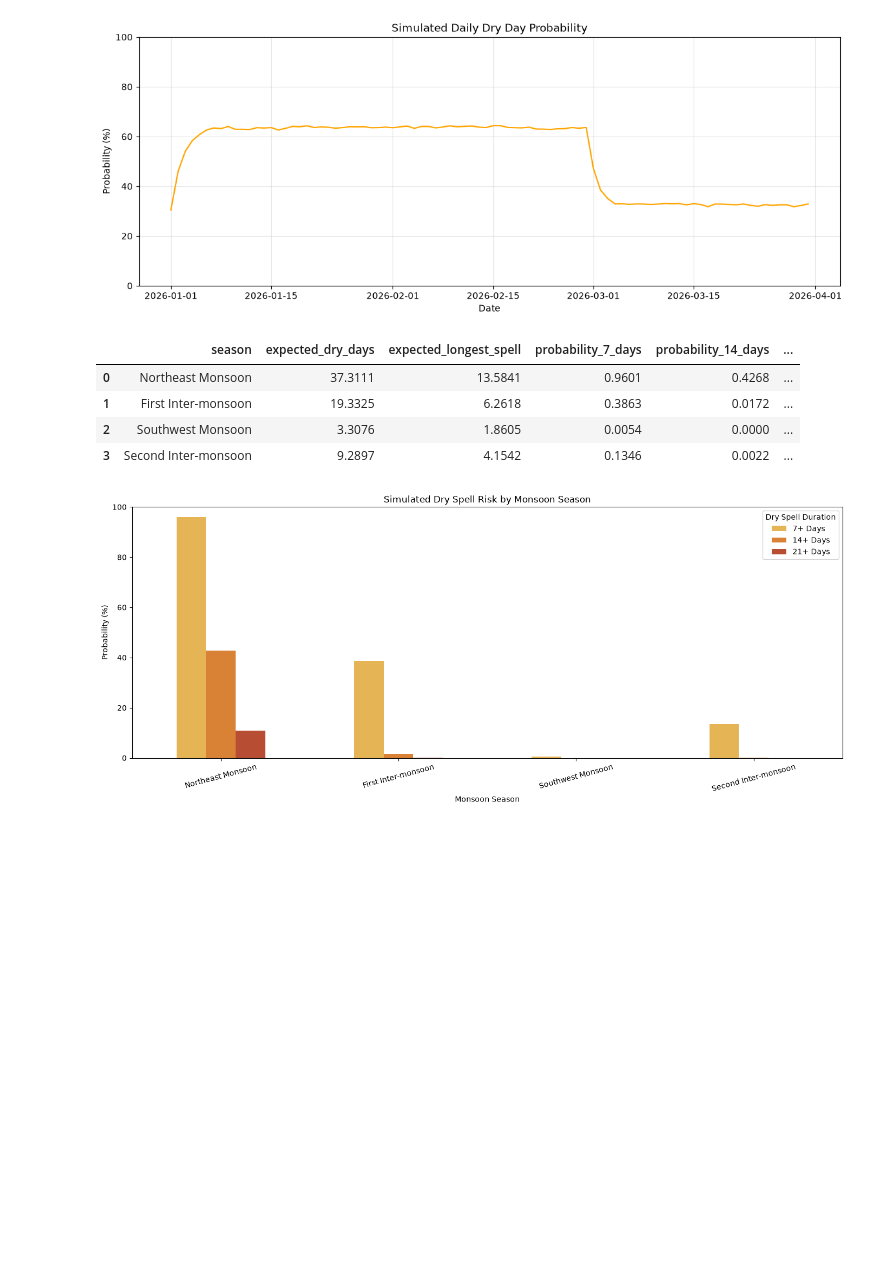
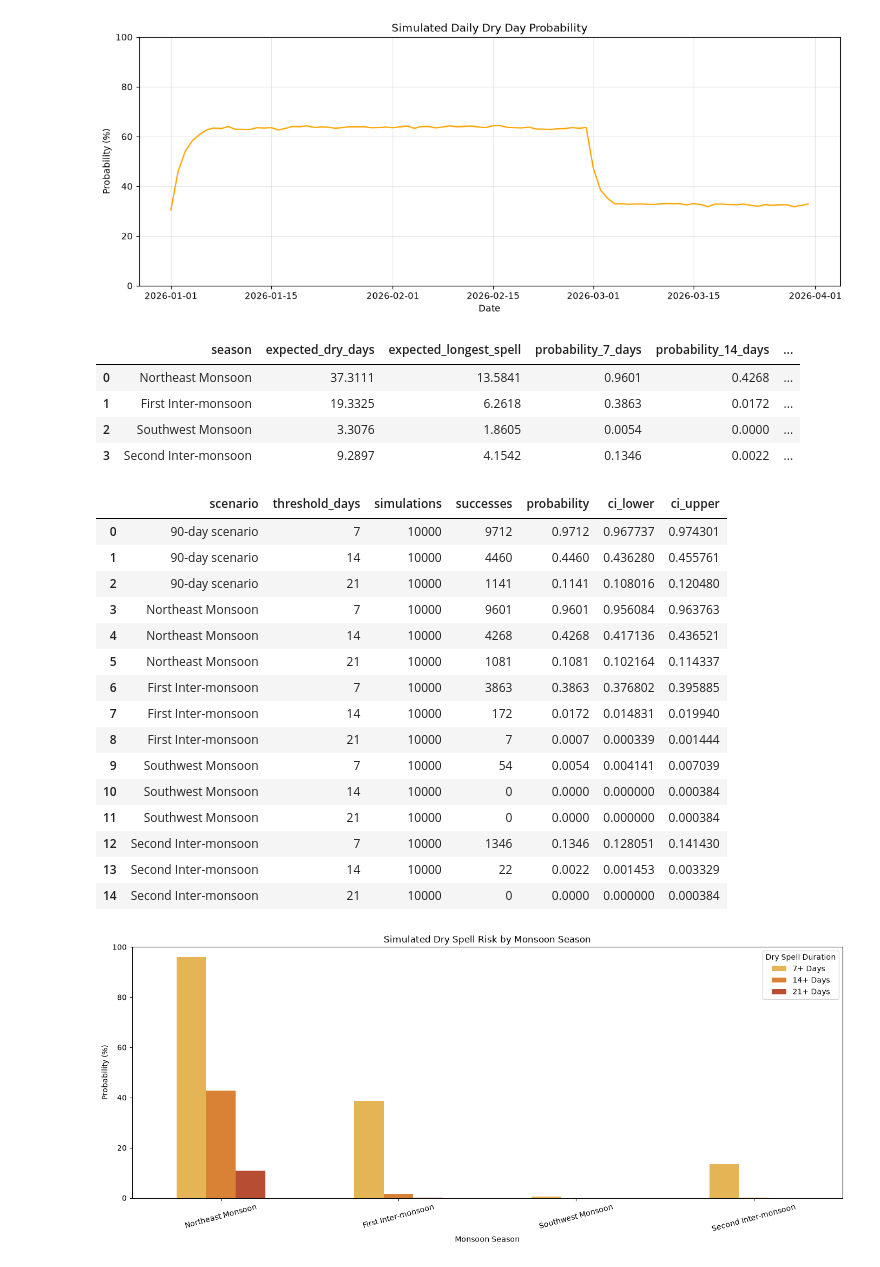
Before and after one commit to NikiniBandara/colombo-monsoon-dry-spell-simulator, a Jupyter notebook: notebook/colombo-monsoon-dry-spell-simulator.ipynb, the cells around one changed output. Saved outputs shown, nothing was run; the diff lists cells and outputs as text; code cells hidden in the pictures; blank space fills up the shorter version.

```diff
--- a/notebook/colombo-monsoon-dry-spell-simulator.ipynb
+++ b/notebook/colombo-monsoon-dry-spell-simulator.ipynb
@@ -825,6 +914,7 @@ for season, matrix in seasonal_matrices.items():
         "- Valid:",
         valid_sum and valid_range
     )
+    assert valid_sum and valid_range, f"Invalid matrix: {season}"
 # %% [output]
 Northeast Monsoon - Valid: True
 First Inter-monsoon - Valid: True
@@ -1159,3 +1252,37 @@ print(
 Probability of a 7+ day dry spell: 97.12%
 Probability of a 14+ day dry spell: 44.60%
 Probability of a 21+ day dry spell: 11.41%
+# %%
+from scipy.stats import norm
+
+def wilson_interval(successes, n, confidence=0.95):
+    if n <= 0 or not 0 <= successes <= n:
+        raise ValueError('Invalid binomial counts')
+    p = successes / n
+    z = norm.ppf((1 + confidence) / 2)
+    d = 1 + z*z/n
+    center = (p + z*z/(2*n))/d
+    half = z*np.sqrt(p*(1-p)/n + z*z/(4*n*n))/d
+    return max(0., center-half), min(1., center+half)
+
+def risk_intervals(results, scenario):
+    rows = []
+    for k in (7,14,21):
+        successes = int(results[f'has_{k}_day_spell'].sum())
+        n = len(results)
+        lo, hi = wilson_interval(successes,n)
+        rows.append(dict(scenario=scenario, threshold_days=k, simulations=n, successes=successes, probability=successes/n, ci_lower=lo, ci_upper=hi))
+    return pd.DataFrame(rows)
+
+assert wilson_interval(0,100)[1] > 0
+assert wilson_interval(100,100)[0] < 1
+risk_tables = [risk_intervals(simulation_results, '90-day scenario')]
+from scipy.stats import t
+mean_rows = []
+for metric in ['total_dry_days','number_of_dry_spells','longest_dry_spell','average_dry_spell']:
+    values = simulation_results[metric].dropna()
+    half = t.ppf(.975,len(values)-1)*values.std(ddof=1)/np.sqrt(len(values))
+    mean_rows.append(dict(metric=metric, n=len(values), mean=values.mean(), mean_ci_lower=values.mean()-half, mean_ci_upper=values.mean()+half, prediction_lower=values.quantile(.025), prediction_upper=values.quantile(.975)))
+mean_intervals = pd.DataFrame(mean_rows)
+display(risk_tables[0], mean_intervals)
+mean_intervals.to_csv(RESULTS / 'monte_carlo_mean_intervals.csv', index=False)
@@ -1263,36 +1400,57 @@ for season, start_date in season_start_dates.items():
         simulated_data
     )
 
+    risk_tables.append(risk_intervals(results, season))
+
     seasonal_results.append({
         "season": season,
 
         "expected_dry_days":
             results["total_dry_days"].mean(),
 
         "expected_longest_spell":
             results["longest_dry_spell"].mean(),
 
         "probability_7_days":
             results["has_7_day_spell"].mean(),
 
         "probability_14_days":
             results["has_14_day_spell"].mean(),
 
         "probability_21_days":
             results["has_21_day_spell"].mean()
     })
 
 seasonal_summary = pd.DataFrame(
     seasonal_results
 )
 
-seasonal_summary
+display(seasonal_summary)
+all_risk_intervals = pd.concat(risk_tables, ignore_index=True)
+all_risk_intervals.to_csv(RESULTS / "monte_carlo_risk_intervals.csv", index=False)
+display(all_risk_intervals)
 # %% [output]
 |  | season | expected_dry_days | expected_longest_spell | probability_7_days | probability_14_days | ... |
 | 0 | Northeast Monsoon | 37.3111 | 13.5841 | 0.9601 | 0.4268 | ... |
 | 1 | First Inter-monsoon | 19.3325 | 6.2618 | 0.3863 | 0.0172 | ... |
 | 2 | Southwest Monsoon | 3.3076 | 1.8605 | 0.0054 | 0.0000 | ... |
 | 3 | Second Inter-monsoon | 9.2897 | 4.1542 | 0.1346 | 0.0022 | ... |
+|  | scenario | threshold_days | simulations | successes | probability | ci_lower | ci_upper |
+| 0 | 90-day scenario | 7 | 10000 | 9712 | 0.9712 | 0.967737 | 0.974301 |
+| 1 | 90-day scenario | 14 | 10000 | 4460 | 0.4460 | 0.436280 | 0.455761 |
+| 2 | 90-day scenario | 21 | 10000 | 1141 | 0.1141 | 0.108016 | 0.120480 |
+| 3 | Northeast Monsoon | 7 | 10000 | 9601 | 0.9601 | 0.956084 | 0.963763 |
+| 4 | Northeast Monsoon | 14 | 10000 | 4268 | 0.4268 | 0.417136 | 0.436521 |
+| 5 | Northeast Monsoon | 21 | 10000 | 1081 | 0.1081 | 0.102164 | 0.114337 |
+| 6 | First Inter-monsoon | 7 | 10000 | 3863 | 0.3863 | 0.376802 | 0.395885 |
+| 7 | First Inter-monsoon | 14 | 10000 | 172 | 0.0172 | 0.014831 | 0.019940 |
+| 8 | First Inter-monsoon | 21 | 10000 | 7 | 0.0007 | 0.000339 | 0.001444 |
+| 9 | Southwest Monsoon | 7 | 10000 | 54 | 0.0054 | 0.004141 | 0.007039 |
+| 10 | Southwest Monsoon | 14 | 10000 | 0 | 0.0000 | 0.000000 | 0.000384 |
+| 11 | Southwest Monsoon | 21 | 10000 | 0 | 0.0000 | 0.000000 | 0.000384 |
+| 12 | Second Inter-monsoon | 7 | 10000 | 1346 | 0.1346 | 0.128051 | 0.141430 |
+| 13 | Second Inter-monsoon | 14 | 10000 | 22 | 0.0022 | 0.001453 | 0.003329 |
+| 14 | Second Inter-monsoon | 21 | 10000 | 0 | 0.0000 | 0.000000 | 0.000384 |
 # %%
 risk_columns = [
     "probability_7_days",
```
Also changed, not shown: parts of 31 cells of this notebook, 3 other files.
